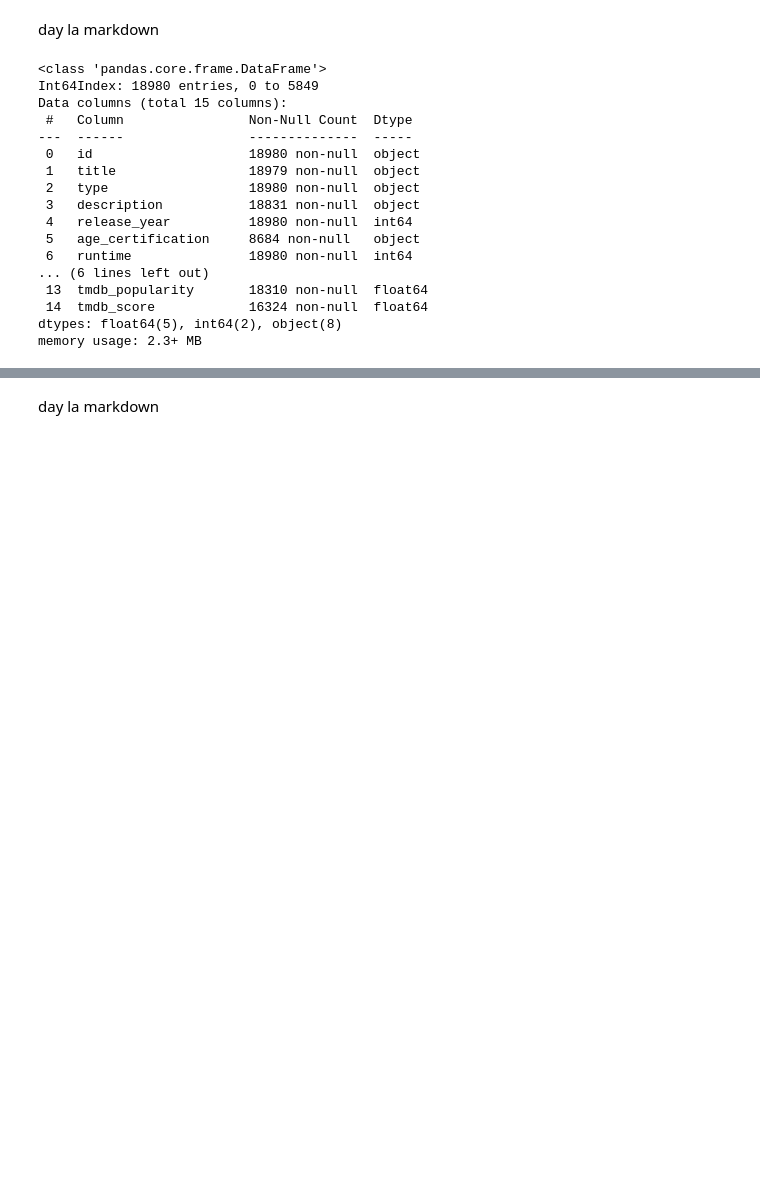
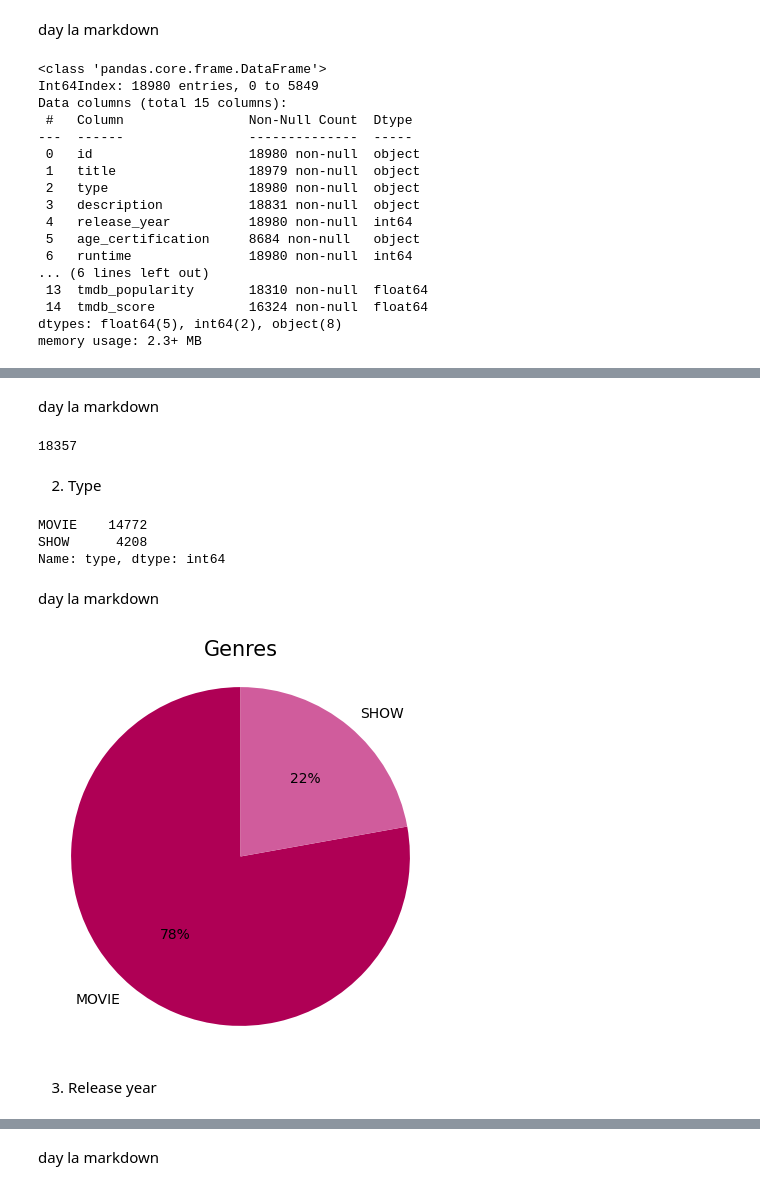
Before and after one commit to quytrungg/Group1_Final_Project_CSC17104, a Jupyter notebook: lab/phase_2_data_exploration/titles_exploration.ipynb, the cells around one changed output, grey strips where cells are left out. Saved outputs shown, nothing was run; the diff lists cells and outputs as text; code cells hidden in the pictures; blank space fills up the shorter version.

```diff
--- a/lab/phase_2_data_exploration/titles_exploration.ipynb
+++ b/lab/phase_2_data_exploration/titles_exploration.ipynb
@@ -89,0 +110,2 @@ memory usage: 2.3+ MB
+# %%
+df_titles.drop('description', inplace=True, axis=1, errors='ignore')
@@ -89,0 +187,31 @@ memory usage: 2.3+ MB
+# %% [markdown]
+day la markdown
+# %%
+df_titles['title'].nunique()
+# %% [output]
+18357
+# %% [markdown]
+2. Type
+# %%
+df_titles['type'].value_counts()
+# %% [output]
+MOVIE    14772
+SHOW      4208
+Name: type, dtype: int64
+# %% [markdown]
+day la markdown
+# %%
+# plot pie chart
+plt.figure(figsize=(8, 5))
+plt.title('Genres', fontsize=15)
+plt.pie(df_titles['type'].value_counts(),
+        labels=df_titles['type'].value_counts().keys(),
+        textprops={"fontsize":10},
+        radius=1.1, startangle=90,
+        colors=['#af0055', '#D05C9C'],
+        autopct='%.0f%%')
+plt.show()
+# %% [output]
+[figure, added]
+# %% [markdown]
+3. Release year
```
Also changed, not shown: parts of 50 cells of this notebook, 3 other files.
